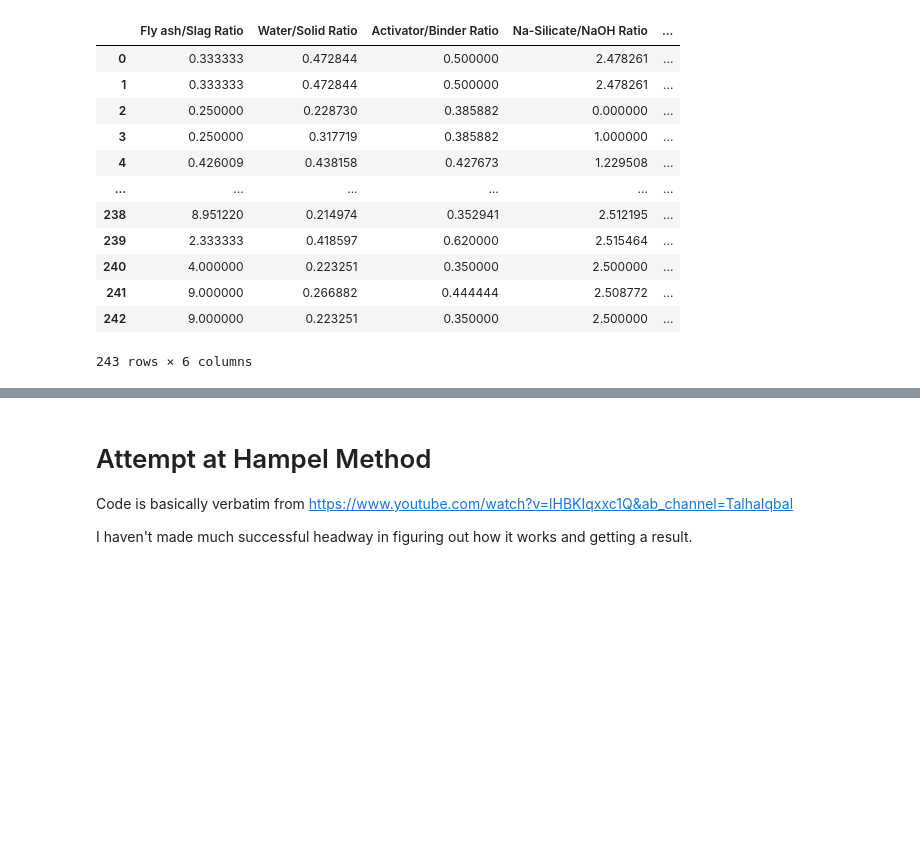
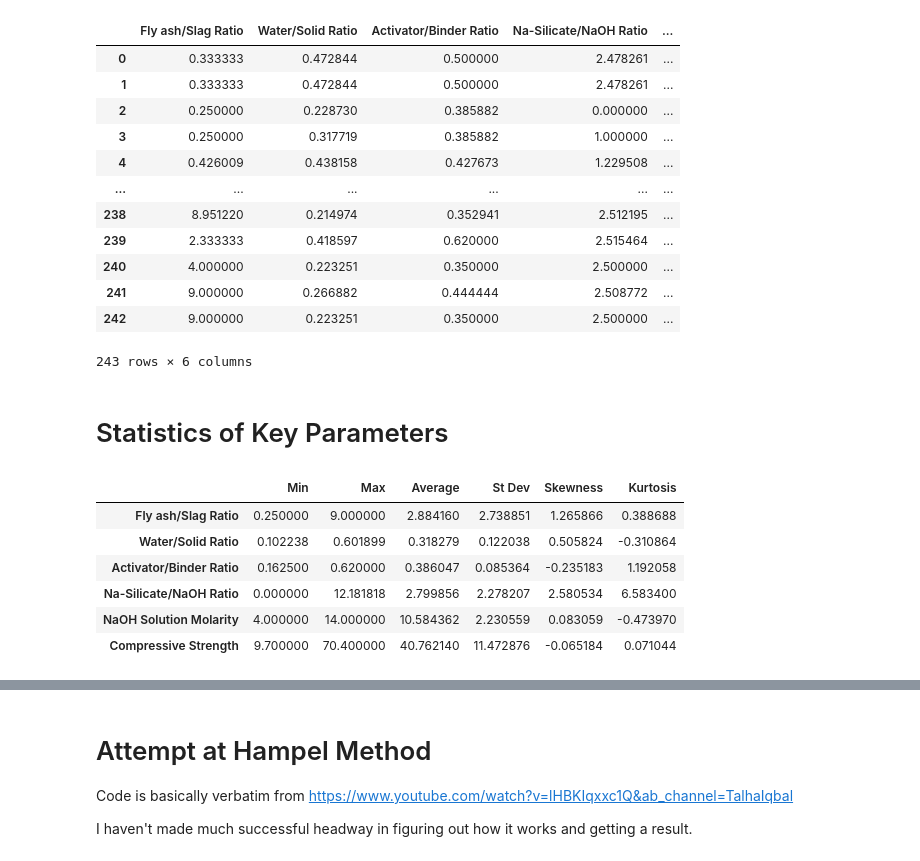
Before and after one commit to edgarlei/2020-21-Concrete-Canoe, a Jupyter notebook: Paper_Replication_Code.ipynb, the cells around one changed output, grey strips where cells are left out. Cells and saved outputs as stored; diff of their text form; code cells hidden in the pictures; blank space fills up the shorter version.

```diff
--- a/Paper_Replication_Code.ipynb
+++ b/Paper_Replication_Code.ipynb
@@ -113 +113,3 @@ key_pars
 key_pars_array = key_pars.to_numpy()
+# %% [markdown]
+# Statistics of Key Parameters
@@ -113,0 +119,28 @@ key_pars_array = key_pars.to_numpy()
+# %%
+def stats(parameter):
+  minval = min(parameter)
+  maxval = max(parameter)
+  avg = np.mean(parameter)
+  stdev = np.std(parameter)
+  skew = sp.stats.skew(parameter)
+  kurt = sp.stats.kurtosis(parameter)
+  return minval, maxval, avg, stdev, skew, kurt
+
+flyash_slag_stats = stats(flyash_slag)
+water_solid_stats = stats(water_solid)
+act_bin_stats = stats(act_bin)
+nasil_naoh_stats = stats(nasil_naoh)
+naoh_mol_stats = stats(naoh_mol)
+comp_str_stats = stats(comp_str)
+# %%
+key_pars_stats_v1 = pd.DataFrame({"Fly ash/Slag Ratio": flyash_slag_stats, "Water/Solid Ratio": water_solid_stats, "Activator/Binder Ratio": act_bin_stats, "Na-Silicate/NaOH Ratio": nasil_naoh_stats, "NaOH Solution Molarity": naoh_mol_stats, "Compressive Strength": comp_str_stats})
+key_pars_stats_v2 = key_pars_stats_v1.transpose()
+key_pars_stats_v2.rename(columns={0: "Min", 1: "Max", 2: "Average", 3: "St Dev", 4: "Skewness", 5: "Kurtosis"})
+# %% [output]
+|  | Min | Max | Average | St Dev | Skewness | Kurtosis |
+| Fly ash/Slag Ratio | 0.250000 | 9.000000 | 2.884160 | 2.738851 | 1.265866 | 0.388688 |
+| Water/Solid Ratio | 0.102238 | 0.601899 | 0.318279 | 0.122038 | 0.505824 | -0.310864 |
+| Activator/Binder Ratio | 0.162500 | 0.620000 | 0.386047 | 0.085364 | -0.235183 | 1.192058 |
+| Na-Silicate/NaOH Ratio | 0.000000 | 12.181818 | 2.799856 | 2.278207 | 2.580534 | 6.583400 |
+| NaOH Solution Molarity | 4.000000 | 14.000000 | 10.584362 | 2.230559 | 0.083059 | -0.473970 |
+| Compressive Strength | 9.700000 | 70.400000 | 40.762140 | 11.472876 | -0.065184 | 0.071044 |
```
Also changed, not shown: parts of 6 cells of this notebook.
